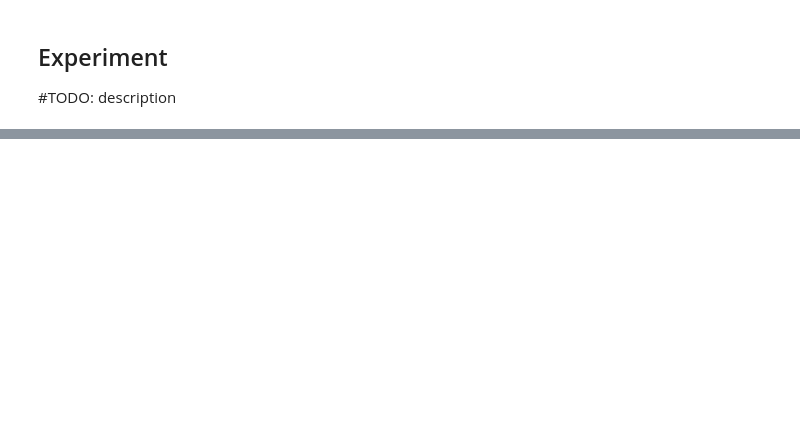
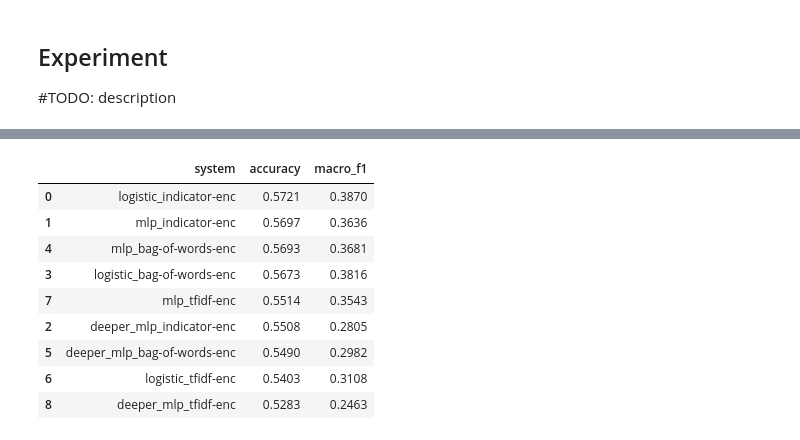
Before and after one commit to ioanadum2004/nlp1-student, a Jupyter notebook: part1/logcv.ipynb, the cells around one changed output, grey strips where cells are left out. Saved outputs shown, nothing was run; the diff lists cells and outputs as text; code cells hidden in the pictures; blank space fills up the shorter version.

```diff
--- a/part1/logcv.ipynb
+++ b/part1/logcv.ipynb
@@ -208,0 +431,40 @@ part1.analysis.plot_box_and_points(part1.analysis.make_data_frame(my_classifiers
+# %%
+from sklearn.metrics import accuracy_score, f1_score
+import loglin, smlp        # if this fails, try: from part1 import loglin, smlp
+
+test_texts = ds.test["text"].tolist()
+y_test = np.array([int(l) for l in ds.test["label"]])
+
+def fold_probs(config, model_path, texts):
+    enc = configs[config]['encoder']
+    if configs[config]['model_option'] == 'logistic':
+        model = loglin.load(model_path)
+        return loglin.predict_probs(texts, model, enc)
+    model = smlp.load(model_path)
+    return smlp.predict_probs(texts, model, enc, batch_size=512)
+
+test_probs, test_preds, test_rows = {}, {}, []
+for name in configs:
+    paths = [p for run in my_classifiers[name] for p in run['models'].values()]   # all seeds x folds
+    probs = np.mean([fold_probs(name, p, test_texts) for p in paths], axis=0)    # average over fold models
+    test_probs[name] = probs
+    test_preds[name] = probs.argmax(axis=1)
+    test_rows.append({
+        "system": name,
+        "accuracy": accuracy_score(y_test, test_preds[name]),
+        "macro_f1": f1_score(y_test, test_preds[name], average="macro"),
+    })
+
+test_df = pd.DataFrame(test_rows).sort_values("accuracy", ascending=False)
+test_df.round(4)
+# %% [output]
+|  | system | accuracy | macro_f1 |
+| 0 | logistic_indicator-enc | 0.5721 | 0.3870 |
+| 1 | mlp_indicator-enc | 0.5697 | 0.3636 |
+| 4 | mlp_bag-of-words-enc | 0.5693 | 0.3681 |
+| 3 | logistic_bag-of-words-enc | 0.5673 | 0.3816 |
+| 7 | mlp_tfidf-enc | 0.5514 | 0.3543 |
+| 2 | deeper_mlp_indicator-enc | 0.5508 | 0.2805 |
+| 5 | deeper_mlp_bag-of-words-enc | 0.5490 | 0.2982 |
+| 6 | logistic_tfidf-enc | 0.5403 | 0.3108 |
+| 8 | deeper_mlp_tfidf-enc | 0.5283 | 0.2463 |
```
Also changed, not shown: parts of 7 cells of this notebook.
